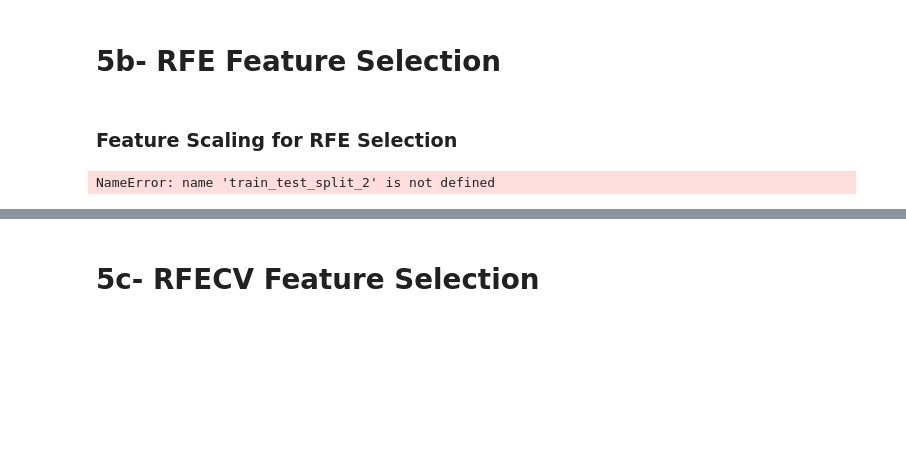
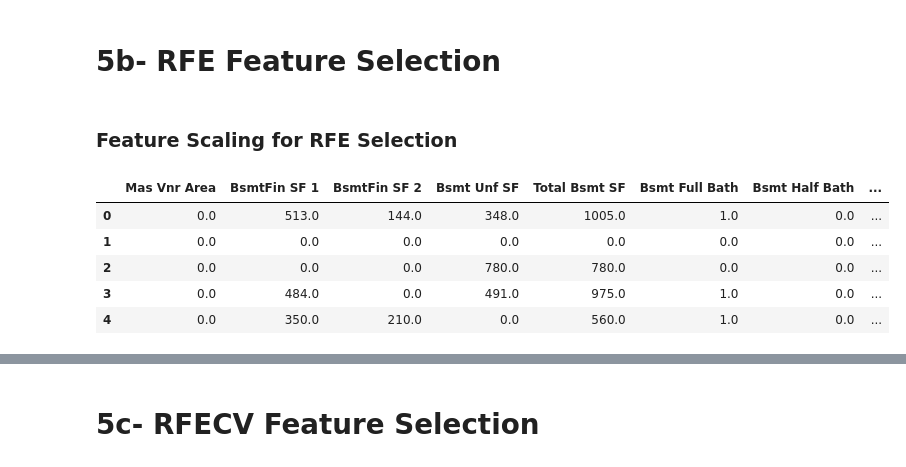
Before and after one commit to rwcitek/RSB-cohort-15-data-science, a Jupyter notebook: Colab-Notebooks/Module-2/project-2/Project_2_Housing_Price_Prediction_v_3.ipynb, the cells around one changed output, grey strips where cells are left out. Cells and saved outputs as stored; diff of their text form; code cells hidden in the pictures; blank space fills up the shorter version.

```diff
--- a/Colab-Notebooks/Module-2/project-2/Project_2_Housing_Price_Prediction_v_3.ipynb
+++ b/Colab-Notebooks/Module-2/project-2/Project_2_Housing_Price_Prediction_v_3.ipynb
@@ -455,10 +449,16 @@ R-squared: 0.6528
 ### Feature Scaling for RFE Selection
 # %%
 scaling_features = features_for_correlation.copy()
+scaling_features.head()
+# %% [output]
+|  | Mas Vnr Area | BsmtFin SF 1 | BsmtFin SF 2 | Bsmt Unf SF | Total Bsmt SF | Bsmt Full Bath | Bsmt Half Bath | ... |
+| 0 | 0.0 | 513.0 | 144.0 | 348.0 | 1005.0 | 1.0 | 0.0 | ... |
+| 1 | 0.0 | 0.0 | 0.0 | 0.0 | 0.0 | 0.0 | 0.0 | ... |
+| 2 | 0.0 | 0.0 | 0.0 | 780.0 | 780.0 | 0.0 | 0.0 | ... |
+| 3 | 0.0 | 484.0 | 0.0 | 491.0 | 975.0 | 1.0 | 0.0 | ... |
+| 4 | 0.0 | 350.0 | 210.0 | 0.0 | 560.0 | 1.0 | 0.0 | ... |
 # %%
-X_train, X_test, y_train, y_test = train_test_split_2(scaling_features, target, test_size=0.2, random_state=42)
+X_train, X_test, y_train, y_test = train_test_split(scaling_features, target, test_size=0.2, random_state=42)
-# %% [output]
-NameError: name 'train_test_split_2' is not defined
 # %%
 scaler = StandardScaler()
 X_train_scaled = scaler.fit_transform(X_train)
```
Also changed, not shown: parts of 11 cells of this notebook, 1 other file.
